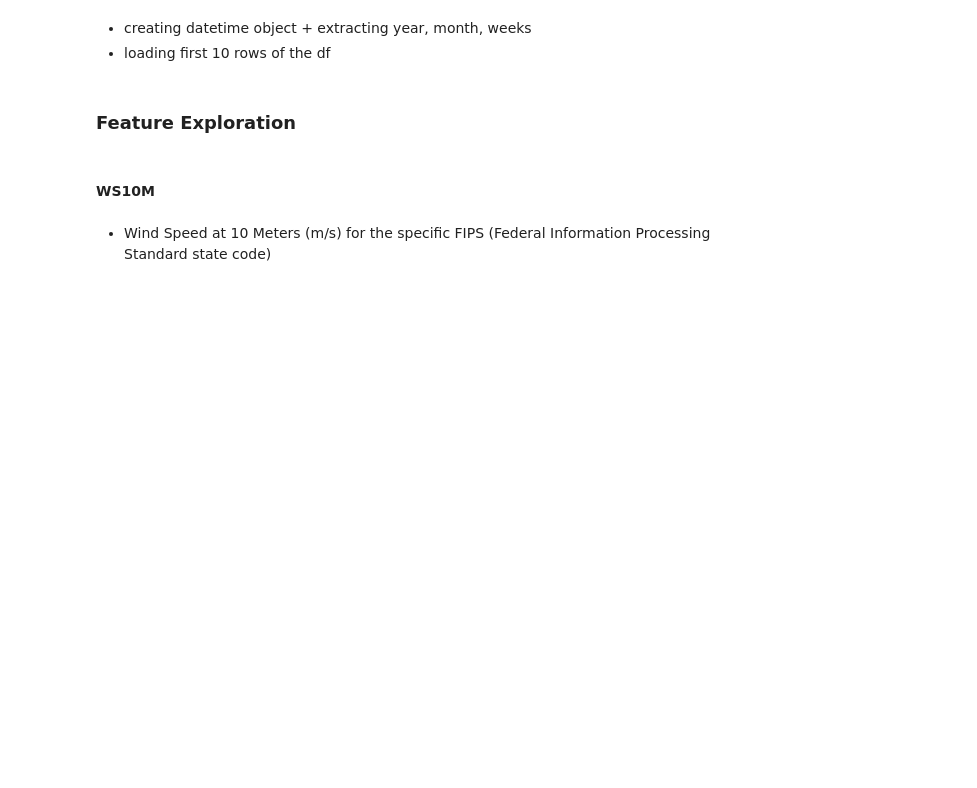
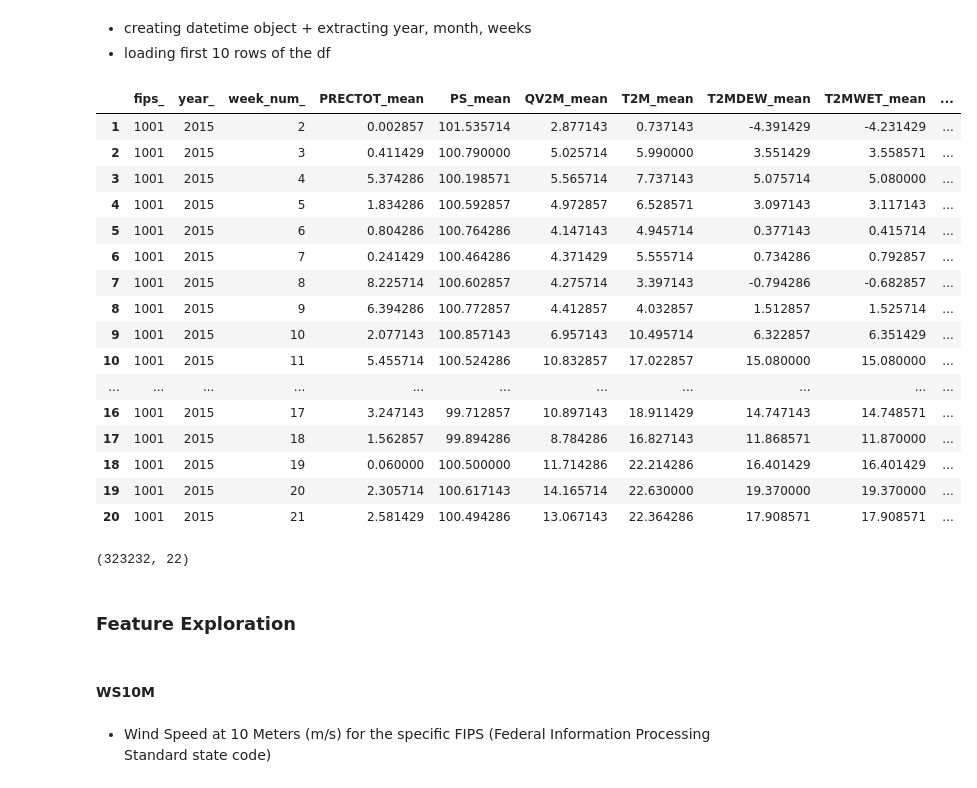
Before and after one commit to realGhostFoxx/droughts_modelling, a Jupyter notebook: notebooks/alex_2108_in-depthEDA.ipynb, the cells around one changed output. Cells and saved outputs as stored; diff of their text form; code cells hidden in the pictures; blank space fills up the shorter version.

```diff
--- a/notebooks/alex_2108_in-depthEDA.ipynb
+++ b/notebooks/alex_2108_in-depthEDA.ipynb
@@ -100,5 +120,29 @@ aggregated_df.columns = ['_'.join(col) for col in aggregated_df.columns.values]
 # %%
 aggregated_df = aggregated_df.sort_values(['fips_', 'year_', 'week_num_'])
+
+aggregated_df.head(20)
+# %% [output]
+|  | fips_ | year_ | week_num_ | PRECTOT_mean | PS_mean | QV2M_mean | T2M_mean | T2MDEW_mean | T2MWET_mean | ... |
+| 1 | 1001 | 2015 | 2 | 0.002857 | 101.535714 | 2.877143 | 0.737143 | -4.391429 | -4.231429 | ... |
+| 2 | 1001 | 2015 | 3 | 0.411429 | 100.790000 | 5.025714 | 5.990000 | 3.551429 | 3.558571 | ... |
+| 3 | 1001 | 2015 | 4 | 5.374286 | 100.198571 | 5.565714 | 7.737143 | 5.075714 | 5.080000 | ... |
+| 4 | 1001 | 2015 | 5 | 1.834286 | 100.592857 | 4.972857 | 6.528571 | 3.097143 | 3.117143 | ... |
+| 5 | 1001 | 2015 | 6 | 0.804286 | 100.764286 | 4.147143 | 4.945714 | 0.377143 | 0.415714 | ... |
+| 6 | 1001 | 2015 | 7 | 0.241429 | 100.464286 | 4.371429 | 5.555714 | 0.734286 | 0.792857 | ... |
+| 7 | 1001 | 2015 | 8 | 8.225714 | 100.602857 | 4.275714 | 3.397143 | -0.794286 | -0.682857 | ... |
+| 8 | 1001 | 2015 | 9 | 6.394286 | 100.772857 | 4.412857 | 4.032857 | 1.512857 | 1.525714 | ... |
+| 9 | 1001 | 2015 | 10 | 2.077143 | 100.857143 | 6.957143 | 10.495714 | 6.322857 | 6.351429 | ... |
+| 10 | 1001 | 2015 | 11 | 5.455714 | 100.524286 | 10.832857 | 17.022857 | 15.080000 | 15.080000 | ... |
+| ... | ... | ... | ... | ... | ... | ... | ... | ... | ... | ... |
+| 16 | 1001 | 2015 | 17 | 3.247143 | 99.712857 | 10.897143 | 18.911429 | 14.747143 | 14.748571 | ... |
+| 17 | 1001 | 2015 | 18 | 1.562857 | 99.894286 | 8.784286 | 16.827143 | 11.868571 | 11.870000 | ... |
+| 18 | 1001 | 2015 | 19 | 0.060000 | 100.500000 | 11.714286 | 22.214286 | 16.401429 | 16.401429 | ... |
+| 19 | 1001 | 2015 | 20 | 2.305714 | 100.617143 | 14.165714 | 22.630000 | 19.370000 | 19.370000 | ... |
+| 20 | 1001 | 2015 | 21 | 2.581429 | 100.494286 | 13.067143 | 22.364286 | 17.908571 | 17.908571 | ... |
+# %%
+aggregated_df.shape
+# %% [output]
+(323232, 22)
 # %%
 # origin_1001 = df[(df['fips']==1001) & (df['month']=='January') & (df['year']==2015) & (df['week_num']<4)]
 # origin_1001
```
Also changed, not shown: parts of 13 cells of this notebook, 2 other files.
